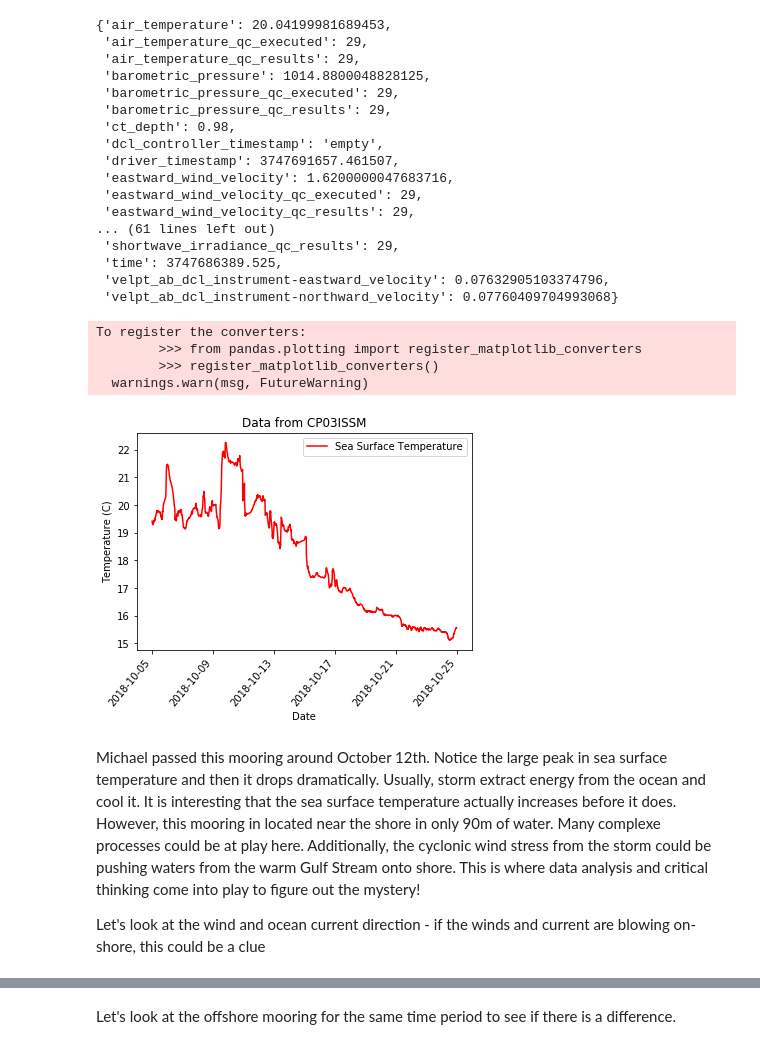
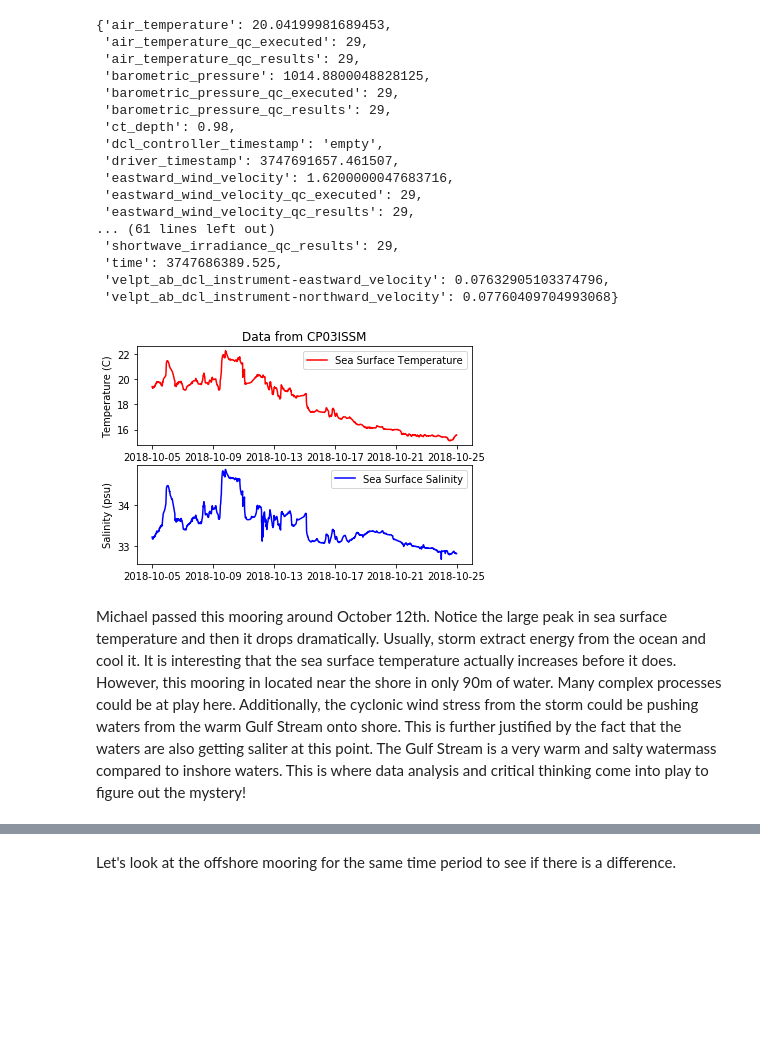
Before and after one commit to jrudzin/python_data_analysis, a Jupyter notebook: timeseries_OOI.ipynb, the cells around one changed output, grey strips where cells are left out. Saved outputs shown, nothing was run; the diff lists cells and outputs as text; code cells hidden in the pictures; blank space fills up the shorter version.

```diff
--- a/timeseries_OOI.ipynb
+++ b/timeseries_OOI.ipynb
@@ -69,6 +69,7 @@ data[0]
 # %%
 time = []
 temp = []
+sal = []
 # %%
 # Next put data that is read in in those arrays
 # %%
@@ -80,17 +82,16 @@ for i in range(len(data)):
-# %%
-plt.plot_date(time, temp, 'r',label='Sea Surface Temperature');
-plt.xlabel('Date');
-plt.ylabel('Temperature (C)');
-plt.title('Data from %s' % (site));
-plt.legend(frameon=1, facecolor='w');
-plt.xticks(rotation=50,ha='right');
-# %% [output]
-To register the converters:
-        >>> from pandas.plotting import register_matplotlib_converters
-        >>> register_matplotlib_converters()
-  warnings.warn(msg, FutureWarning)
-[figure, removed]
+# %%
+fig, axs = plt.subplots(2, 1)
+axs[0].plot_date(time, temp, 'r',label='Sea Surface Temperature');
+axs[0].set_ylabel('Temperature (C)');
+axs[0].set_title('Data from %s' % (site));
+axs[0].legend(frameon=1, facecolor='w');
+#axs[0].set_xticks(rotation=50,ha='right');
+
+axs[1].plot_date(time, sal, 'b',label='Sea Surface Salinity');
+axs[1].set_ylabel('Salinity (psu)');
+axs[1].legend(frameon=1, facecolor='w');
+#axs[1].set_xticks(rotation=50,ha='right');
+# %% [output]
+[figure, added]
 # %% [markdown]
-Michael passed this mooring around October 12th. Notice the large peak in sea surface temperature and then it drops dramatically. Usually, storm extract energy from the ocean and cool it. It is interesting that the sea surface temperature actually increases before it does. However, this mooring in located near the shore in only 90m of water. Many complexe processes could be at play here. Additionally, the cyclonic wind stress from the storm could be pushing waters from the warm Gulf Stream onto shore. This is where data analysis and critical thinking come into play to figure out the mystery!
-
-Let's look at the wind and ocean current direction - if the winds and current are blowing on-shore, this could be a clue
+Michael passed this mooring around October 12th. Notice the large peak in sea surface temperature and then it drops dramatically. Usually, storm extract energy from the ocean and cool it. It is interesting that the sea surface temperature actually increases before it does. However, this mooring in located near the shore in only 90m of water. Many complex processes could be at play here. Additionally, the cyclonic wind stress from the storm could be pushing waters from the warm Gulf Stream onto shore. This is further justified by the fact that the waters are also getting saliter at this point. The Gulf Stream is a very warm and salty watermass compared to inshore waters. This is where data analysis and critical thinking come into play to figure out the mystery!
```
Also changed, not shown: parts of 9 cells of this notebook.
